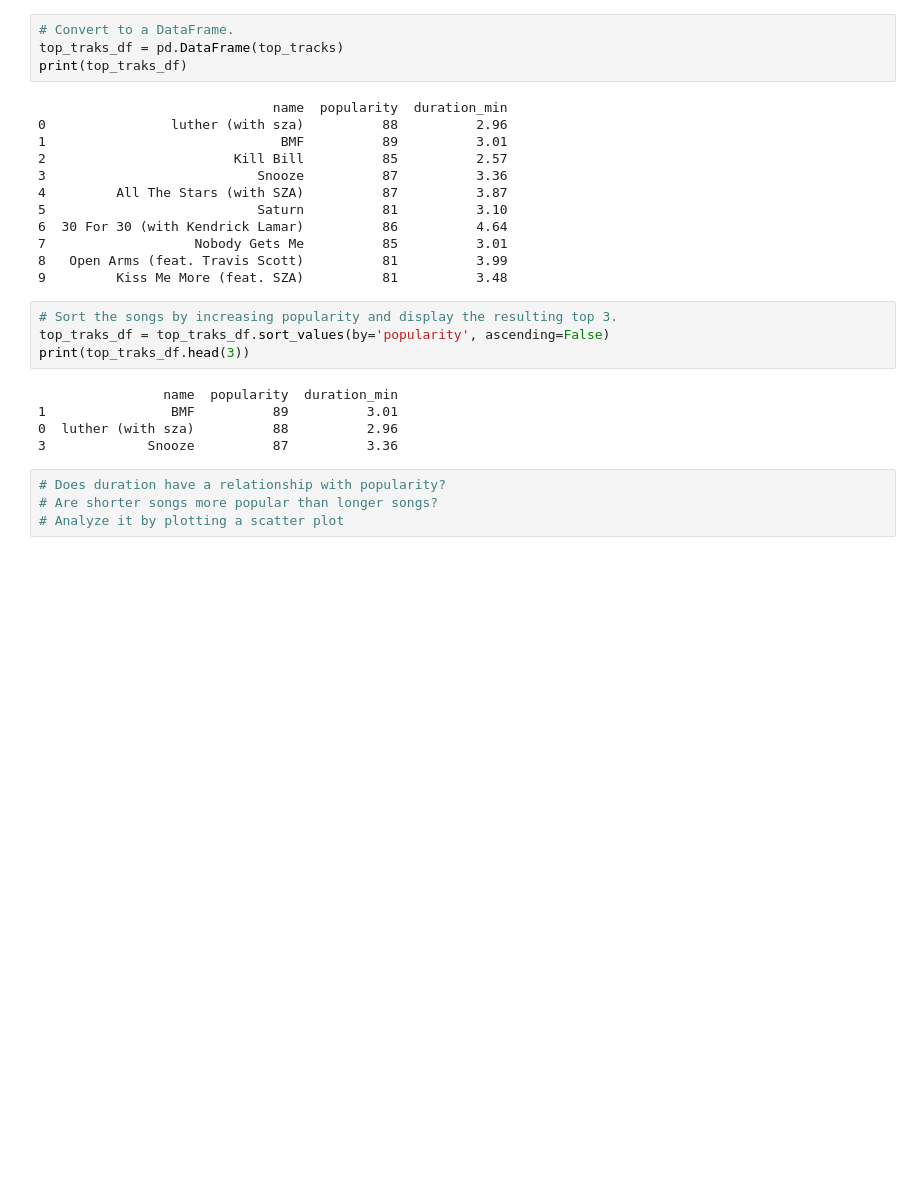
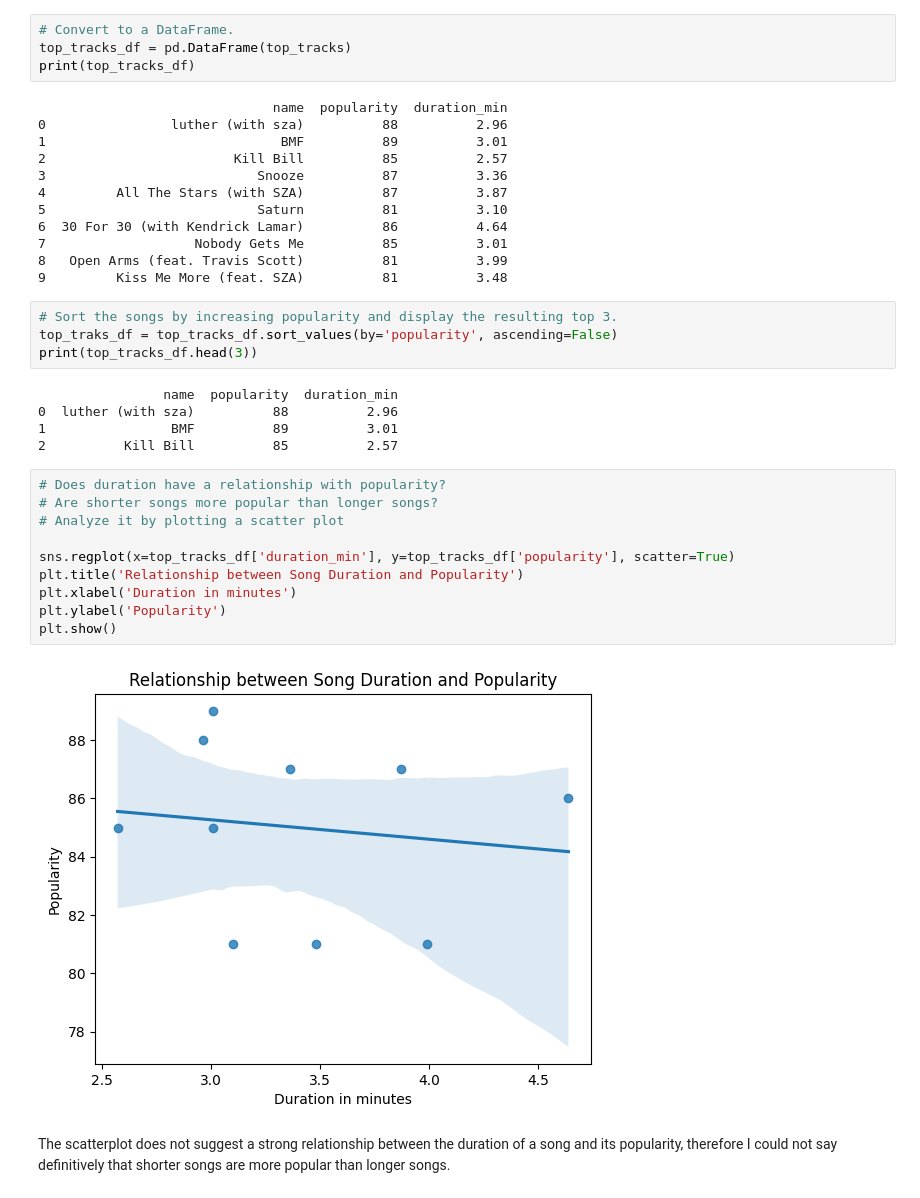
Before and after one commit to 4GeeksAcademy/Dansah2_interacting-with-api-python-project-tutorial, a Jupyter notebook: src/explore.ipynb, the cells around one changed output. Saved outputs shown, nothing was run; the diff lists cells and outputs as text; blank space fills up the shorter version.

```diff
--- a/src/explore.ipynb
+++ b/src/explore.ipynb
@@ -48,8 +51,8 @@ for i, track in enumerate(sza_data['tracks'][:10], 1):
 10. Kiss Me More (feat. SZA), popularity: 81, duration: 3.48
 # %%
 # Convert to a DataFrame.
-top_traks_df = pd.DataFrame(top_tracks)
-print(top_traks_df)
+top_tracks_df = pd.DataFrame(top_tracks)
+print(top_tracks_df)
 # %% [output]
                               name  popularity  duration_min
 0                luther (with sza)          88          2.96
@@ -64,14 +67,24 @@ print(top_traks_df)
 9         Kiss Me More (feat. SZA)          81          3.48
 # %%
 # Sort the songs by increasing popularity and display the resulting top 3.
-top_traks_df = top_traks_df.sort_values(by='popularity', ascending=False)
-print(top_traks_df.head(3))
+top_traks_df = top_tracks_df.sort_values(by='popularity', ascending=False)
+print(top_tracks_df.head(3))
 # %% [output]
                 name  popularity  duration_min
+0  luther (with sza)          88          2.96
 1                BMF          89          3.01
-0  luther (with sza)          88          2.96
-3             Snooze          87          3.36
+2          Kill Bill          85          2.57
 # %%
 # Does duration have a relationship with popularity?
 # Are shorter songs more popular than longer songs?
 # Analyze it by plotting a scatter plot
+
+sns.regplot(x=top_tracks_df['duration_min'], y=top_tracks_df['popularity'], scatter=True)
+plt.title('Relationship between Song Duration and Popularity')
+plt.xlabel('Duration in minutes')
+plt.ylabel('Popularity')
+plt.show()
+# %% [output]
+[figure, added]
+# %% [markdown]
+The scatterplot does not suggest a strong relationship between the duration of a song and its popularity, therefore I could not say definitively that shorter songs are more popular than longer songs.
```
Also changed, not shown: parts of 1 cell of this notebook.
